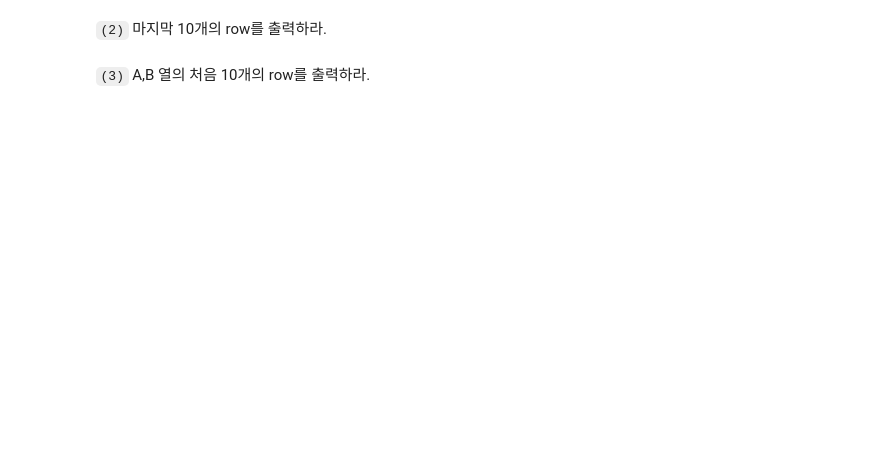
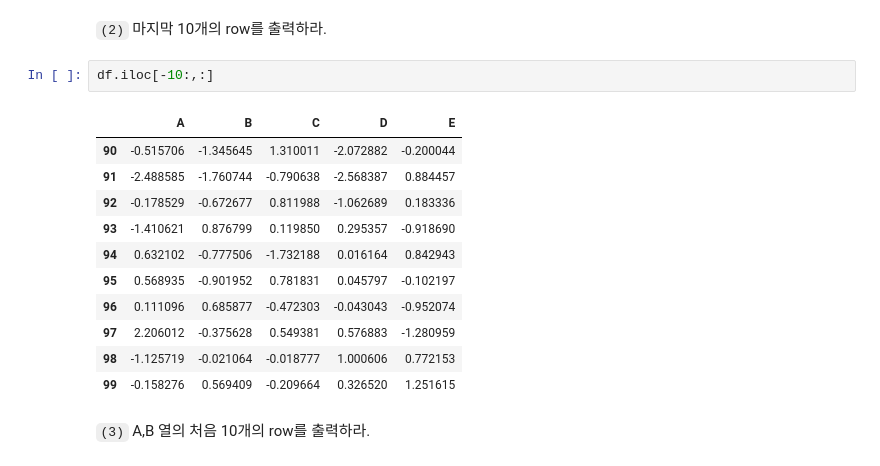
Before and after one commit to guebin/PP2024WIN, a Jupyter notebook: posts/Day2/ls07.ipynb, the cells around one changed output. Drawn from its saved outputs; the diff is of its cells as text; blank space fills up the shorter version.

```diff
--- a/posts/Day2/ls07.ipynb
+++ b/posts/Day2/ls07.ipynb
@@ -273,4 +299,18 @@ df
 # %% [markdown]
 `(2)` 마지막 10개의 row를 출력하라.
+# %%
+df.iloc[-10:,:]
+# %% [output]
+|  | A | B | C | D | E |
+| 90 | -0.515706 | -1.345645 | 1.310011 | -2.072882 | -0.200044 |
+| 91 | -2.488585 | -1.760744 | -0.790638 | -2.568387 | 0.884457 |
+| 92 | -0.178529 | -0.672677 | 0.811988 | -1.062689 | 0.183336 |
+| 93 | -1.410621 | 0.876799 | 0.119850 | 0.295357 | -0.918690 |
+| 94 | 0.632102 | -0.777506 | -1.732188 | 0.016164 | 0.842943 |
+| 95 | 0.568935 | -0.901952 | 0.781831 | 0.045797 | -0.102197 |
+| 96 | 0.111096 | 0.685877 | -0.472303 | -0.043043 | -0.952074 |
+| 97 | 2.206012 | -0.375628 | 0.549381 | 0.576883 | -1.280959 |
+| 98 | -1.125719 | -0.021064 | -0.018777 | 1.000606 | 0.772153 |
+| 99 | -0.158276 | 0.569409 | -0.209664 | 0.326520 | 1.251615 |
 # %% [markdown]
 `(3)` A,B 열의 처음 10개의 row를 출력하라.
```
Also changed, not shown: parts of 8 cells of this notebook, 27 other files.
